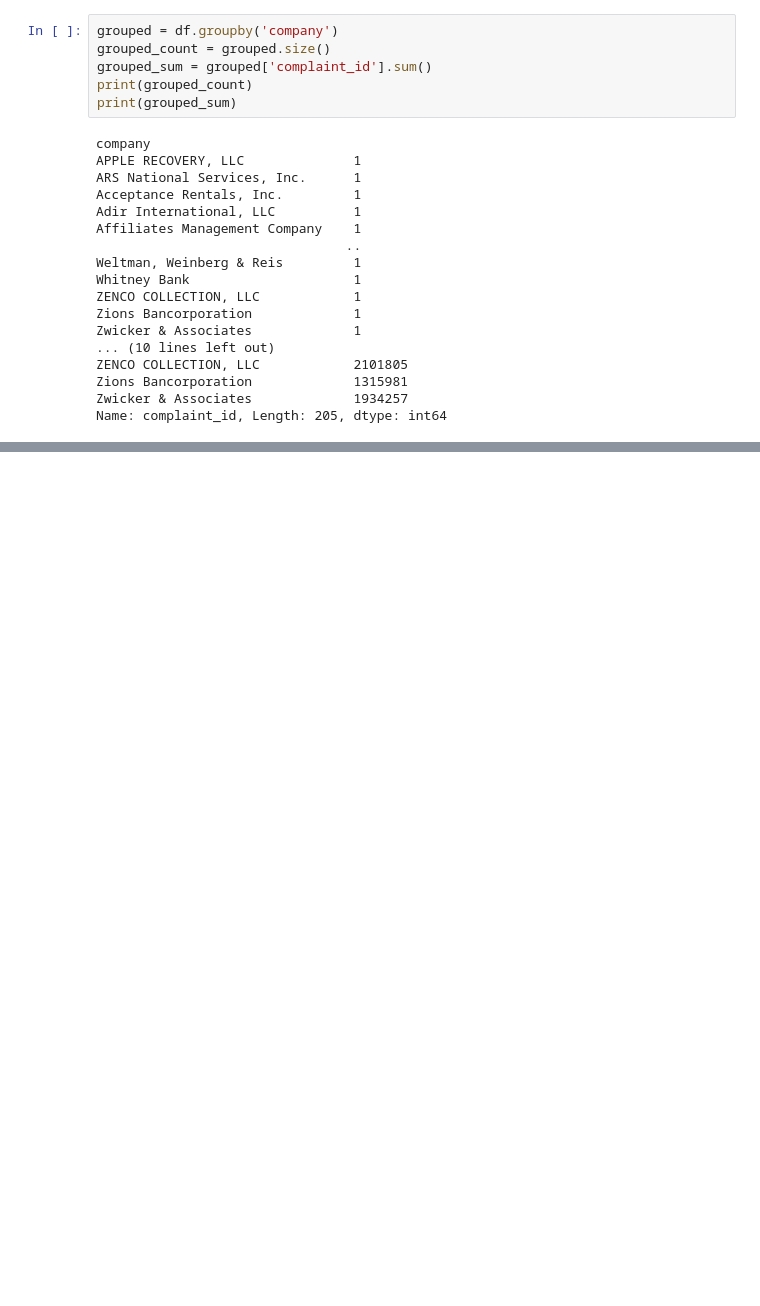
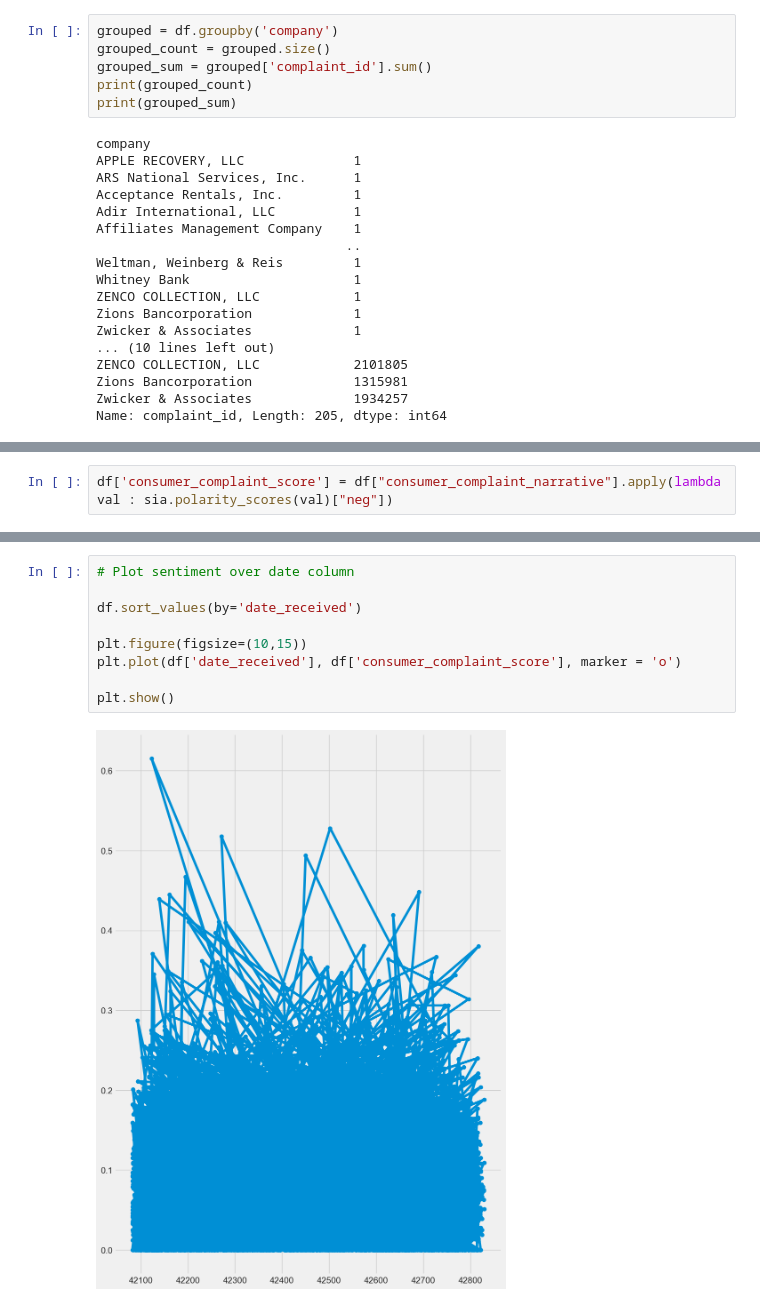
Before and after one commit to Fairie0723/CreditCardComp, a Jupyter notebook: Main.ipynb, the cells around one changed output, grey strips where cells are left out. Drawn from its saved outputs; the diff is of its cells as text; blank space fills up the shorter version.

Commit message:
Added sentiment score to each row and started working on timeline.

```diff
--- a/Main.ipynb
+++ b/Main.ipynb
@@ -143 +151,3 @@ df["consumer_complaint_narrative"].apply(lambda val : sia.polarity_scores(val)["
 Name: consumer_complaint_narrative, Length: 17433, dtype: float64
+# %%
+df['consumer_complaint_score'] = df["consumer_complaint_narrative"].apply(lambda val : sia.polarity_scores(val)["neg"])
@@ -143,0 +163,11 @@ Name: consumer_complaint_narrative, Length: 17433, dtype: float64
+# %%
+# Plot sentiment over date column
+
+df.sort_values(by='date_received')
+
+plt.figure(figsize=(10,15))
+plt.plot(df['date_received'], df['consumer_complaint_score'], marker = 'o')
+
+plt.show()
+# %% [output]
+[figure, added]
```
Also changed, not shown: parts of 3 cells of this notebook.
